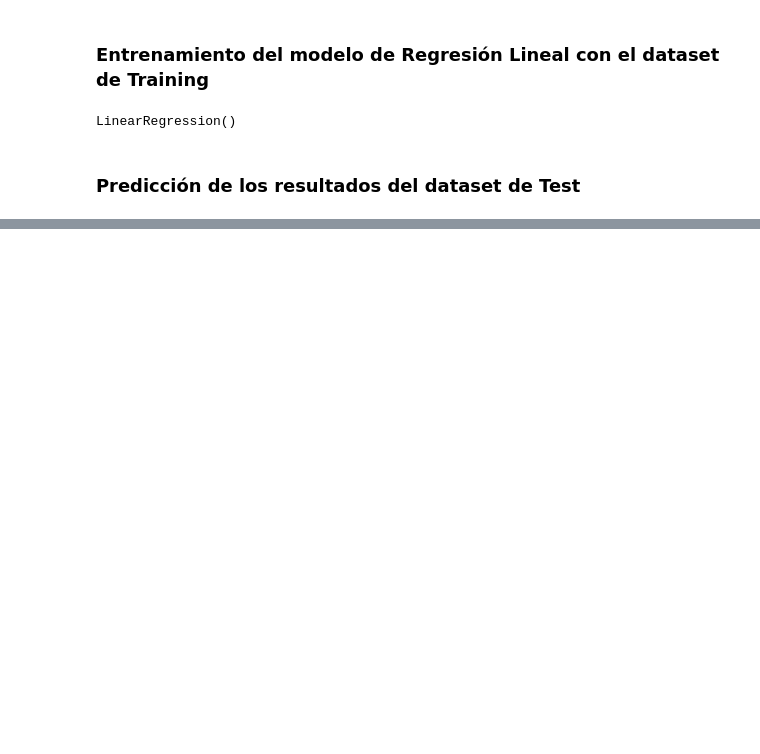
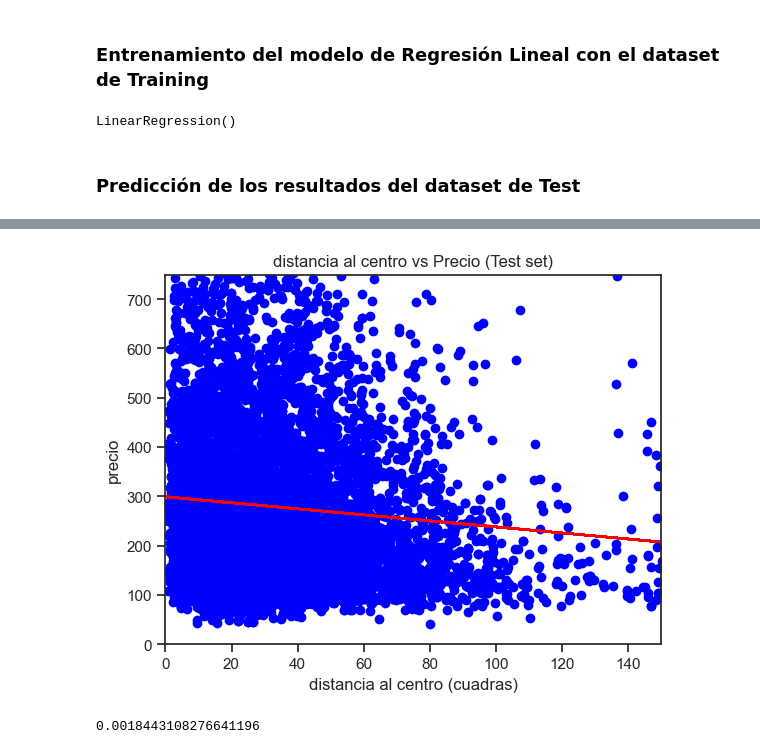
Before and after one commit to Leo12Casale/AnalisisDatos-Accidentes, a Jupyter notebook: Graficos.ipynb, the cells around one changed output, grey strips where cells are left out. Saved outputs shown, nothing was run; the diff lists cells and outputs as text; code cells hidden in the pictures; blank space fills up the shorter version.

```diff
--- a/Graficos.ipynb
+++ b/Graficos.ipynb
@@ -221,0 +307,21 @@ ValueError: x and y must be the same size
+# %%
+plt.scatter(X_test, y_test, color = 'blue')
+plt.plot(X_train, regressor.predict(X_train), color = 'red')
+plt.title('distancia al centro vs Precio (Test set)')
+plt.xlabel('distancia al centro (cuadras)')
+plt.ylabel('precio')
+
+y_limit = 750
+x_limit = 150
+plt.ylim(0, y_limit)
+plt.xlim(0,x_limit)
+
+plt.show()
+# %% [output]
+[figure, added]
+# %%
+r2 = r2_score(y_test, y_pred)
+r2
+# pesimo coeficiente
+# %% [output]
+0.0018443108276641196
```
Also changed, not shown: parts of 16 cells of this notebook.
